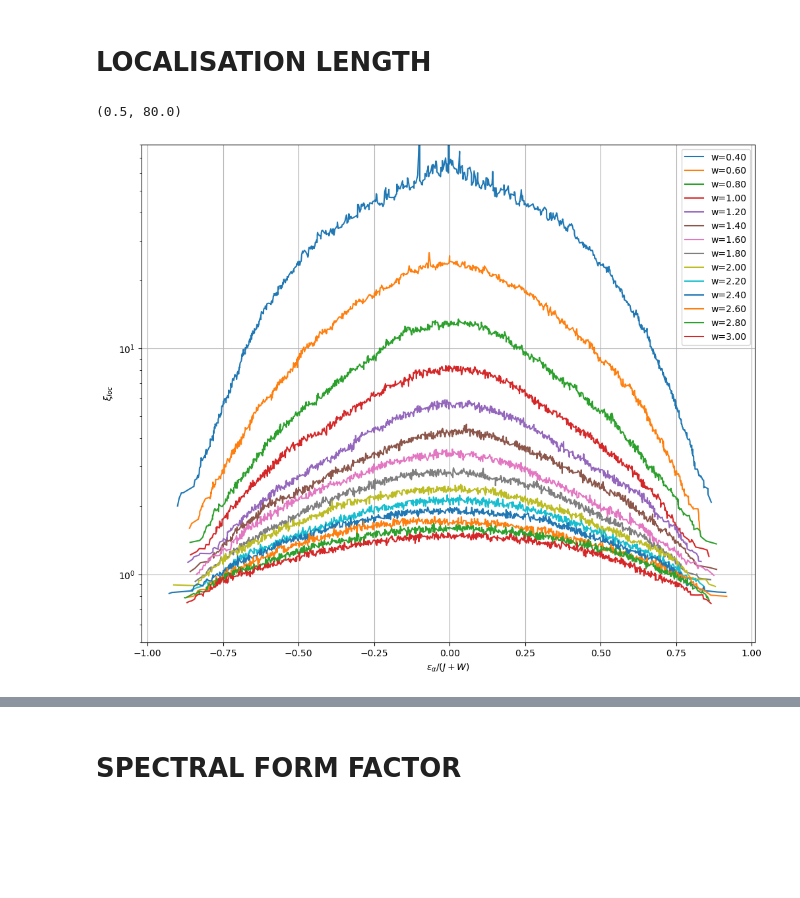
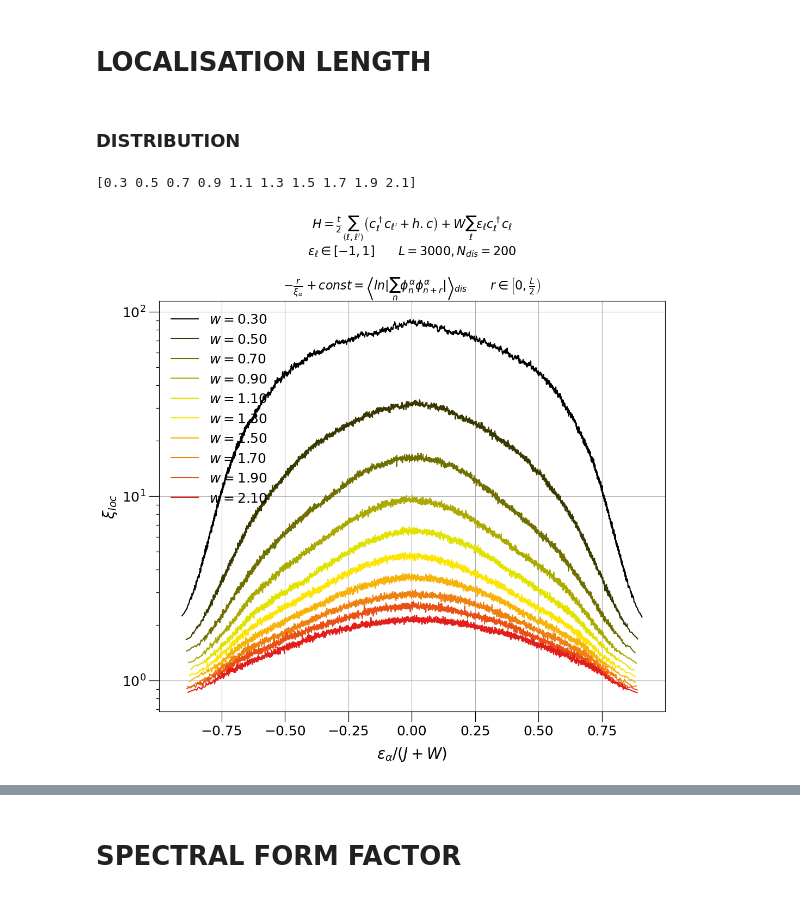
Before and after one commit to makskliczkowski/Transverse_Ising_ETH, a Jupyter notebook: IsignTransverse_ETH/Python/anderson.ipynb, the cells around one changed output, grey strips where cells are left out. Cells and saved outputs as stored; diff of their text form; code cells hidden in the pictures; blank space fills up the shorter version.

```diff
--- a/IsignTransverse_ETH/Python/anderson.ipynb
+++ b/IsignTransverse_ETH/Python/anderson.ipynb
@@ -71,20 +88,52 @@ def gaussian(x, mu, sigma, A):
-# %%
-
-fig, ax = plt.subplots(figsize=(12,10), dpi = 100)
-for w in dis:
-    loc_len = load_loc(w)
-    if len(loc_len) > 0:
-        p = ax.plot(loc_len[0], (loc_len[1]), label="w=%.2f"%(w))
-        #ax.plot(loc_len[0], 12.0 / (w**2) * ( 1 - ( (1+w)*loc_len[0] )**2), color=p[0].get_color(), linestyle ='--', label="theoretical pred")
-        #pars, sth = fit(gaussian, loc_len[0], loc_len[1])
-        #ax.plot(loc_len[0], gaussian(loc_len[0], *pars), color=p[0].get_color(), linestyle =':', label="gauss fit")
-
-ax.set_ylabel(r"$\xi_{loc}$")
-ax.set_xlabel(r"$\epsilon_{\alpha}/(J+W)$")
-ax.grid()
-ax.legend()
-ax.set_yscale('log')
-ax.set_ylim(5e-1,8e1)
-# %% [output]
-(0.5, 80.0)
-[figure, removed]
+# %% [markdown]
+### DISTRIBUTION
+# %%
+L=3000
+dis = regspace(0.3, 2.3, 0.20)
+print(dis)
+
+plot_distribution_of_xi = 0
+
+fig, ax = plt.subplots(figsize=(12,10), dpi = 100)
+i=0
+for w in dis:
+    loc_len = []
+    try:
+        loc_len = load_loc(w)
+    except OSError:
+        a=1
+        #print("File not found for %.2f"%w)
+    if len(loc_len) > 0:
+        if plot_distribution_of_xi:
+            hist, bins = np.histogram(np.array(loc_len[1]) / np.mean(np.array(loc_len[1])), bins=50)
+            #ax.hist(np.array(loc_len[1]) / np.mean(np.array(loc_len[1])), bins=30, histtype='step')
+            p = ax.plot(bins[0:-1], hist, marker='o', color=cmap( (w-min(dis)) / (max(dis)-min(dis))) , label=r"$w=%.2f$"%w)
+        else: p = ax.plot(loc_len[0], loc_len[1], color=cmap( (w-min(dis)) / (max(dis)-min(dis))) , label=r"$w=%.2f$"%w)
+
+        #ax.plot(loc_len[0], 12.0 / (w**2) * ( 1 - ( (1+w)*loc_len[0] )**2), color=p[0].get_color(), linestyle ='--', label="theoretical pred")
+#ax.axhline(y=18, linestyle='--', color='black', label='L=18')
+#ax.axhline(y=16, linestyle='--', color='red', label='L=16')
+xlab = "\\xi_{loc} / \\langle\\xi_{loc}\\rangle_{E}" if plot_distribution_of_xi else "\\epsilon_{\\alpha}/(J+W)"
+ylab = "p(\\xi_{loc}/\\langle\\xi_{loc}\\rangle_{E})" if plot_distribution_of_xi else "\\xi_{loc}"
+hfun.set_plot_elements(axis=ax, xlim = (None, None),
+                                    ylim = (None, None), ylabel=ylab, xlabel=xlab, set_legend=True, font_size=18)
+ax.grid()
+if plot_distribution_of_xi: ax.set_yscale('linear')
+else: ax.set_yscale('log')
+ax.set_xscale('linear');
+#ax.set_xlim(0,2)
+#ax.set_ylim(8e-3,5e2)
+
+dw = (max(dis) - min(dis)) / (dis.size-1)
+#ax.annotate(r"$w=%.1f,%.1f,...,%.1f$"%(min(dis), min(dis)+dw, max(dis)), xy=(-0.25, 1.2),
+#            xytext=(-0.4, 100),
+#            va='top',
+#            ha='right',
+#            arrowprops={'arrowstyle': '-|>', 'connectionstyle': 'angle3,angleA=0,angleB=105'}, fontsize=15)
+ax.title.set_text(r"$H=\frac{t}{2}\sum_{\left\langle\ell,\ell'\right\rangle} \left(c^\dagger_\ell c_{\ell'} + h.c\right) + W\sum_\ell\epsilon_\ell c^\dagger_\ell c_{\ell}$"
+                             + f"\n" + r"$\epsilon_\ell\in\left[-1,1\right]\qquad L=%d,N_{dis}=200$"%L
+                             + f"\n\n" + r"$-\frac{r}{\xi_\alpha}+const=\left\langle ln\left|\sum_n \phi_n^{\alpha} \phi_{n+r}^{\alpha}\right|\right\rangle_{dis}\qquad r\in\left[0,\frac{L}{2}\right)$")
+ax.title.set_fontsize(16)
+# %% [output]
+[0.3 0.5 0.7 0.9 1.1 1.3 1.5 1.7 1.9 2.1]
+[figure, added]
```
Also changed, not shown: parts of 8 cells of this notebook, 12 other files.
